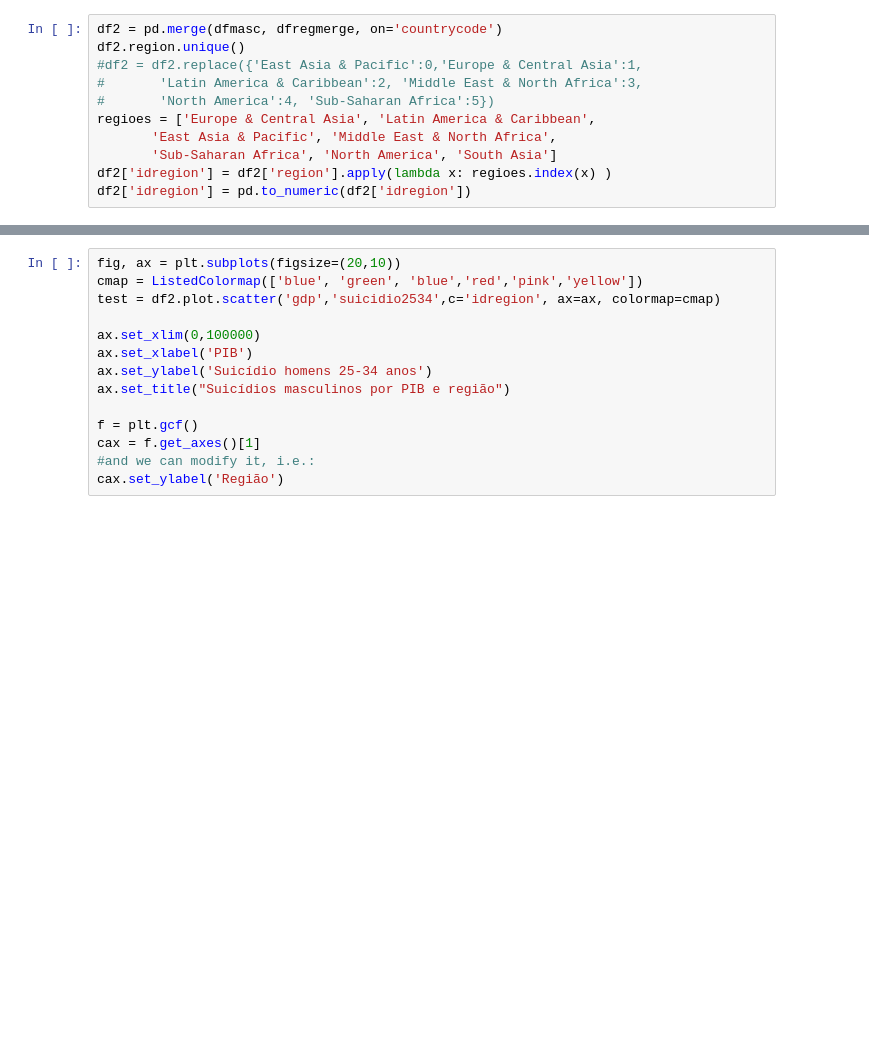
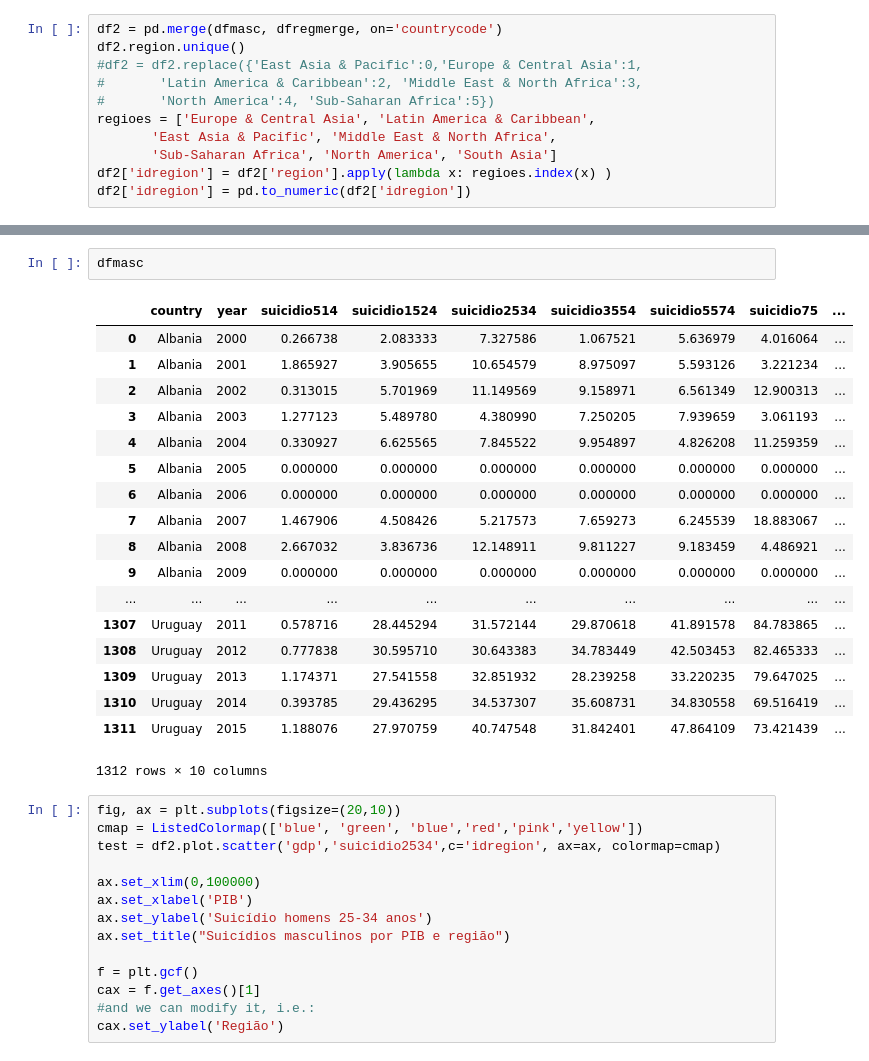
Before and after one commit to nicolas-sss/lp-project-hlnn-20191, a Jupyter notebook: jupyter files/Suicidio por gdp.ipynb, the cells around one changed output, grey strips where cells are left out. Cells and saved outputs as stored; diff of their text form; blank space fills up the shorter version.

Commit message:
novos dataframes e consultas

```diff
--- a/jupyter files/Suicidio por gdp.ipynb
+++ b/jupyter files/Suicidio por gdp.ipynb
@@ -94,3 +63,24 @@ Text(0, 0.5, 'Suicídio homens 25-34 anos')
+# %%
+dfmasc
+# %% [output]
+|  | country | year | suicidio514 | suicidio1524 | suicidio2534 | suicidio3554 | suicidio5574 | suicidio75 | ... |
+| 0 | Albania | 2000 | 0.266738 | 2.083333 | 7.327586 | 1.067521 | 5.636979 | 4.016064 | ... |
+| 1 | Albania | 2001 | 1.865927 | 3.905655 | 10.654579 | 8.975097 | 5.593126 | 3.221234 | ... |
+| 2 | Albania | 2002 | 0.313015 | 5.701969 | 11.149569 | 9.158971 | 6.561349 | 12.900313 | ... |
+| 3 | Albania | 2003 | 1.277123 | 5.489780 | 4.380990 | 7.250205 | 7.939659 | 3.061193 | ... |
+| 4 | Albania | 2004 | 0.330927 | 6.625565 | 7.845522 | 9.954897 | 4.826208 | 11.259359 | ... |
+| 5 | Albania | 2005 | 0.000000 | 0.000000 | 0.000000 | 0.000000 | 0.000000 | 0.000000 | ... |
+| 6 | Albania | 2006 | 0.000000 | 0.000000 | 0.000000 | 0.000000 | 0.000000 | 0.000000 | ... |
+| 7 | Albania | 2007 | 1.467906 | 4.508426 | 5.217573 | 7.659273 | 6.245539 | 18.883067 | ... |
+| 8 | Albania | 2008 | 2.667032 | 3.836736 | 12.148911 | 9.811227 | 9.183459 | 4.486921 | ... |
+| 9 | Albania | 2009 | 0.000000 | 0.000000 | 0.000000 | 0.000000 | 0.000000 | 0.000000 | ... |
+| ... | ... | ... | ... | ... | ... | ... | ... | ... | ... |
+| 1307 | Uruguay | 2011 | 0.578716 | 28.445294 | 31.572144 | 29.870618 | 41.891578 | 84.783865 | ... |
+| 1308 | Uruguay | 2012 | 0.777838 | 30.595710 | 30.643383 | 34.783449 | 42.503453 | 82.465333 | ... |
+| 1309 | Uruguay | 2013 | 1.174371 | 27.541558 | 32.851932 | 28.239258 | 33.220235 | 79.647025 | ... |
+| 1310 | Uruguay | 2014 | 0.393785 | 29.436295 | 34.537307 | 35.608731 | 34.830558 | 69.516419 | ... |
+| 1311 | Uruguay | 2015 | 1.188076 | 27.970759 | 40.747548 | 31.842401 | 47.864109 | 73.421439 | ... |
+1312 rows × 10 columns
 # %%
 fig, ax = plt.subplots(figsize=(20,10))
 cmap = ListedColormap(['blue', 'green', 'blue','red','pink','yellow'])
```
Also changed, not shown: parts of 2 cells of this notebook, 2 other files.
